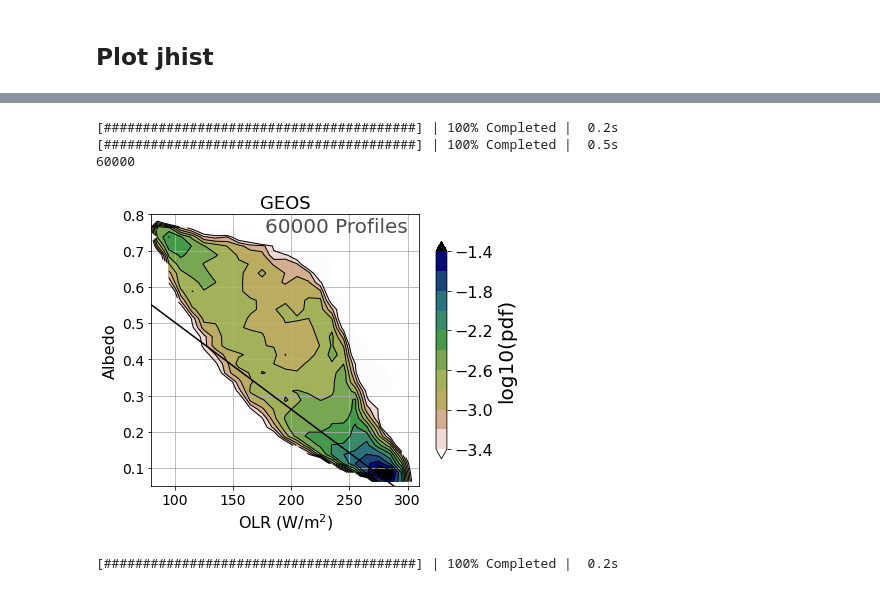
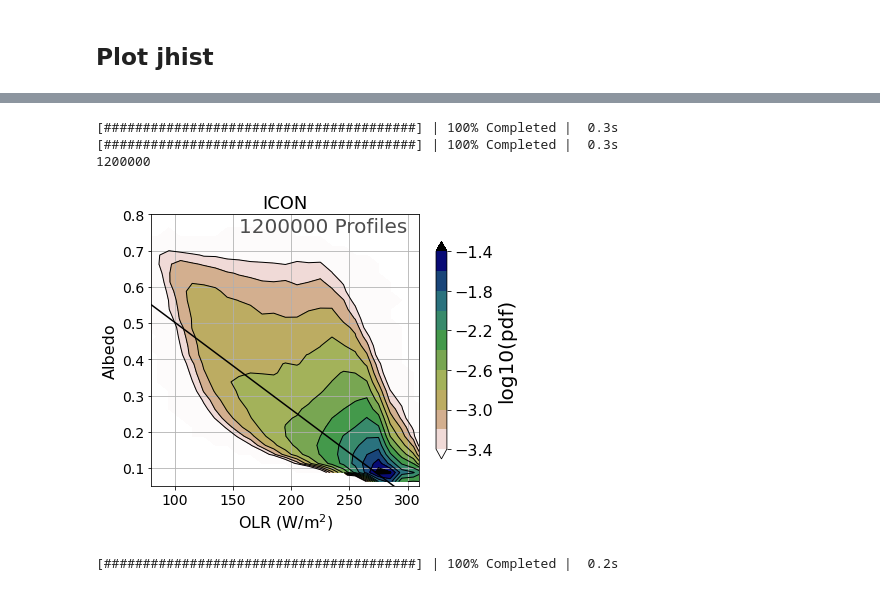
Before and after one commit to smturbev/dyamond2, a Jupyter notebook: python_scripts/joint_hist.ipynb, the cells around one changed output, grey strips where cells are left out. Drawn from its saved outputs; the diff is of its cells as text; code cells hidden in the pictures.

```diff
--- a/python_scripts/joint_hist.ipynb
+++ b/python_scripts/joint_hist.ipynb
@@ -15,7 +15,7 @@ pbar.register()
 # %%
 region="TWP"
 diff=False
-n=1
+n=0.25
 # %% [markdown]
 # Load variables
 # %%
@@ -86,9 +92,9 @@ int(0.1*10)
 1
 # %%
 j=10//n #0.1/10 = 1/100
-ni_olr = ni_olr.coarsen(lat=int(len(ni_olr.lat)//j), lon=int(len(ni_olr.lon)//j), boundary='trim').mean()
-ni_swu = ni_swu.coarsen(lat=int(len(ni_swu.lat)//j), lon=int(len(ni_swu.lon)//j), boundary='trim').mean()
-ni_swd = ni_swd.coarsen(lat=int(len(ni_swd.lat)//j), lon=int(len(ni_swd.lon)//j), boundary='trim').mean()
+# ni_olr = ni_olr.coarsen(lat=int(len(ni_olr.lat)//j), lon=int(len(ni_olr.lon)//j), boundary='trim').mean()
+# ni_swu = ni_swu.coarsen(lat=int(len(ni_swu.lat)//j), lon=int(len(ni_swu.lon)//j), boundary='trim').mean()
+# ni_swd = ni_swd.coarsen(lat=int(len(ni_swd.lat)//j), lon=int(len(ni_swd.lon)//j), boundary='trim').mean()
 sa_olr = sa_olr.coarsen(lat=int(len(sa_olr.lat)//j), lon=int(len(sa_olr.lon)//j), boundary='trim').mean()
 sa_swn = sa_swn.coarsen(lat=int(len(sa_swn.lat)//j), lon=int(len(sa_swn.lon)//j), boundary='trim').mean()
 um_olr = um_olr.coarsen(latitude=int(len(um_olr.latitude)//j), longitude=int(len(um_olr.longitude)//j), boundary='trim').mean()
@@ -108,6 +114,6 @@ if i>1:
     sh_olr = sh_olr.coarsen(lat=i, lon=i, boundary='trim').mean() # 0.3 deg
     sh_swu = sh_swu.coarsen(lat=i, lon=i, boundary='trim').mean()
     sh_swd = sh_swd.coarsen(lat=i, lon=i, boundary='trim').mean()
-    # ar_olr = ar_olr.coarsen(lat=i, lon=i, boundary='trim').mean() # 0.3 deg
-    # ar_swu = ar_swu.coarsen(lat=i, lon=i, boundary='trim').mean()
-    # ar_swd = ar_swd.coarsen(lat=i, lon=i, boundary='trim').mean()
+    ar_olr = ar_olr.coarsen(lat=i, lon=i, boundary='trim').mean() # 0.3 deg
+    ar_swn = ar_swn.coarsen(lat=i, lon=i, boundary='trim').mean()
+print("done")
@@ -142,11 +154,11 @@ sa_swu = sa_swd - sa_swn
 # %%
-ni_alb = ni_swu/ni_swd
+# ni_alb = ni_swu/ni_swd
 sa_alb = sa_swu/sa_swd.where(sa_swd>100)
 um_alb = um_swu/um_swd
 da_alb = da_swu/da_swd
 ge_alb = ge_swu/ge_swd
 sc_alb = sc_swu/sc_swd.values
-# ar_alb = ar_swu/ar_swd.where(ar_swd>100)
+ar_alb = ar_swu/ar_swd.where(ar_swd>100)
 ic_alb = ic_swu/ic_swd.values
 sh_alb = sh_swu/sh_swd
 # %% [output]
@@ -272,9 +284,9 @@ def schematic(ax=None, arrow=True, fs=24):
 # axes = [fig.add_subplot(2,4,i) for i in range(1,len(models)+1)]
 
 olrs=dict(zip(["CERES","NICAM","SCREAM","SAM","ARP", "schematic","UM","GEOS","ICON","SHiELD"],
-              [da_olr, ni_olr, sc_olr, sa_olr, None, [0], um_olr, ge_olr, ic_olr, sh_olr]))
+              [da_olr, None, sc_olr, sa_olr, ar_olr, [0], um_olr, ge_olr, ic_olr, sh_olr]))
 albs=dict(zip(["CERES","NICAM","SCREAM","SAM","ARP", "schematic","UM","GEOS","ICON","SHiELD"],
-              [da_alb, ni_alb, sc_alb, sa_alb, None, [0], um_alb, ge_alb, ic_alb, sh_alb]))
+              [da_alb, None, sc_alb, sa_alb, ar_alb, [0], um_alb, ge_alb, ic_alb, sh_alb]))
 
 fig = plt.figure(figsize=(30,16))
 axes= [fig.add_subplot(2,5,i, box_aspect=1.1) for i in range(1,len(olrs)+1)]
@@ -286,11 +298,14 @@ for i,m in enumerate(list(olrs.keys())):
         continue
     olr = olrs[m]
     alb = albs[m]
-    olr = olr.where((olr.time.dt.hour>=0)&(olr.time.dt.hour<=4))
-    alb = alb.where((alb.time.dt.hour>=0)&(alb.time.dt.hour<=4))
+    olr = olr.where((olr.time.dt.hour<=4))
+    alb = alb.where(alb.time.dt.hour<=4)
     if (m=="CERES") or (not(diff)):
-        print("test")
-        util.dennisplot("density",olr.values.flatten(), alb.values.flatten(),
+        print(m, olr.shape, alb.shape)
+        if olr is None:
+            axes[i].axis("off")
+        else:
+            util.dennisplot("density",olr.values.flatten(), alb.values.flatten(),
                         ax=axes[i], model=m, region=region,
                         cmap="gist_earth_r", levels=np.arange(-3.4,-1.2,0.2), colorbar_on=False)
     else:
@@ -340,26 +355,26 @@ test
 # %%
-m="GEOS"
+m="ICON"
 fs=18
 fig, axes = plt.subplots(1,1, figsize=(6,5))
 olr = olrs[m]
 alb = albs[m]
-olr = olr.where((olr.time.dt.hour>=0)&(olr.time.dt.hour<=4))
+olr = -olr.where((olr.time.dt.hour>=0)&(olr.time.dt.hour<=4))
 alb = alb.where((alb.time.dt.hour>=0)&(alb.time.dt.hour<=4))
 util.dennisplot("density",olr.values.flatten(), alb.values.flatten(),
                 ax=axes, model=m, region=region,
                 cmap="gist_earth_r", levels=np.arange(-3.4,-1.2,0.2), colorbar_on=True)
 axes.set_xlabel("OLR (W/m$^2$)", fontsize=fs-2)
 axes.set_ylabel("Albedo", fontsize=fs-2)
 axes.tick_params(axis="both", labelsize=fs-4)
 axes.grid(True)
 axes.set_title(m, fontsize=fs)
 plt.savefig("../plots/TWP/jhist_{}r0.25deg.png".format(m), dpi=150)
 plt.show()
 # %% [output]
-[########################################] | 100% Completed |  0.2s
-[########################################] | 100% Completed |  0.5s
-60000
+[########################################] | 100% Completed |  0.3s
+[########################################] | 100% Completed |  0.3s
+1200000
-[figure, old version]
+[figure, new version]
 # %%
 olrs["ICON"].mean(axis=(1,2)).plot()
 plt.show()
```
Also changed, not shown: parts of 13 cells of this notebook, 8 other files.
